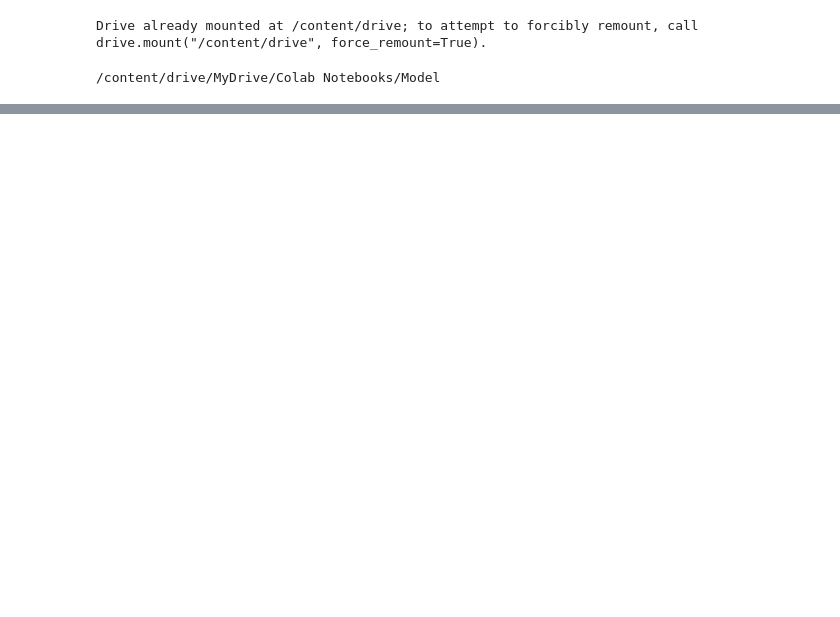
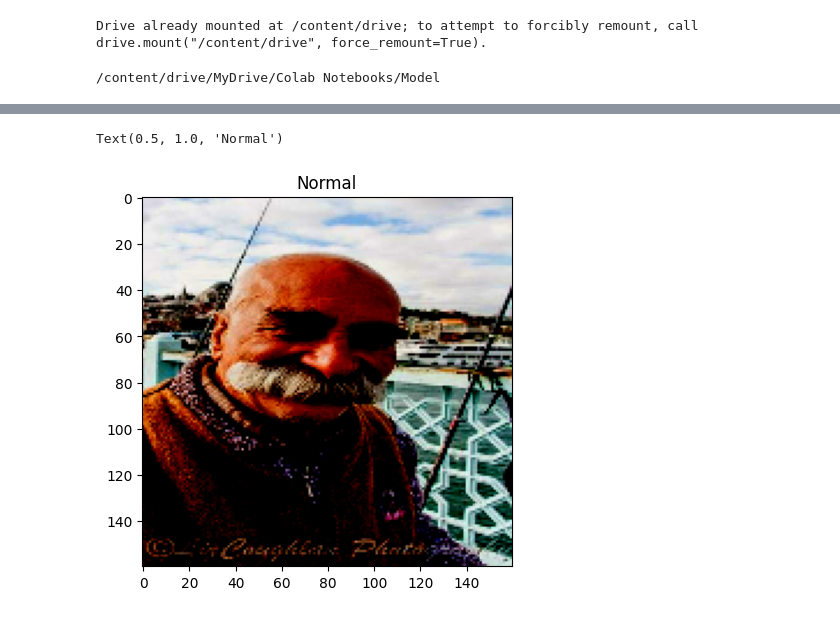
Before and after one commit to MERCANESEN/DeepLearning, a Jupyter notebook: Untitled0.ipynb, the cells around one changed output, grey strips where cells are left out. Drawn from its saved outputs; the diff is of its cells as text; code cells hidden in the pictures; blank space fills up the shorter version.

```diff
--- a/Untitled0.ipynb
+++ b/Untitled0.ipynb
@@ -25,0 +351,7 @@ device_lib.list_local_devices()
+# %%
+test_batches = test.batch(1)
+for image, label in test_batches.take(1):
+  pass
+plt.imshow(np.squeeze(image))
+plt.title("War" if model.predict(image) > 0 else "Normal")
+# %% [output]
@@ -25,0 +360,2 @@ device_lib.list_local_devices()
+Text(0.5, 1.0, 'Normal')
+[figure, added]
```
Also changed, not shown: parts of 40 cells of this notebook.
